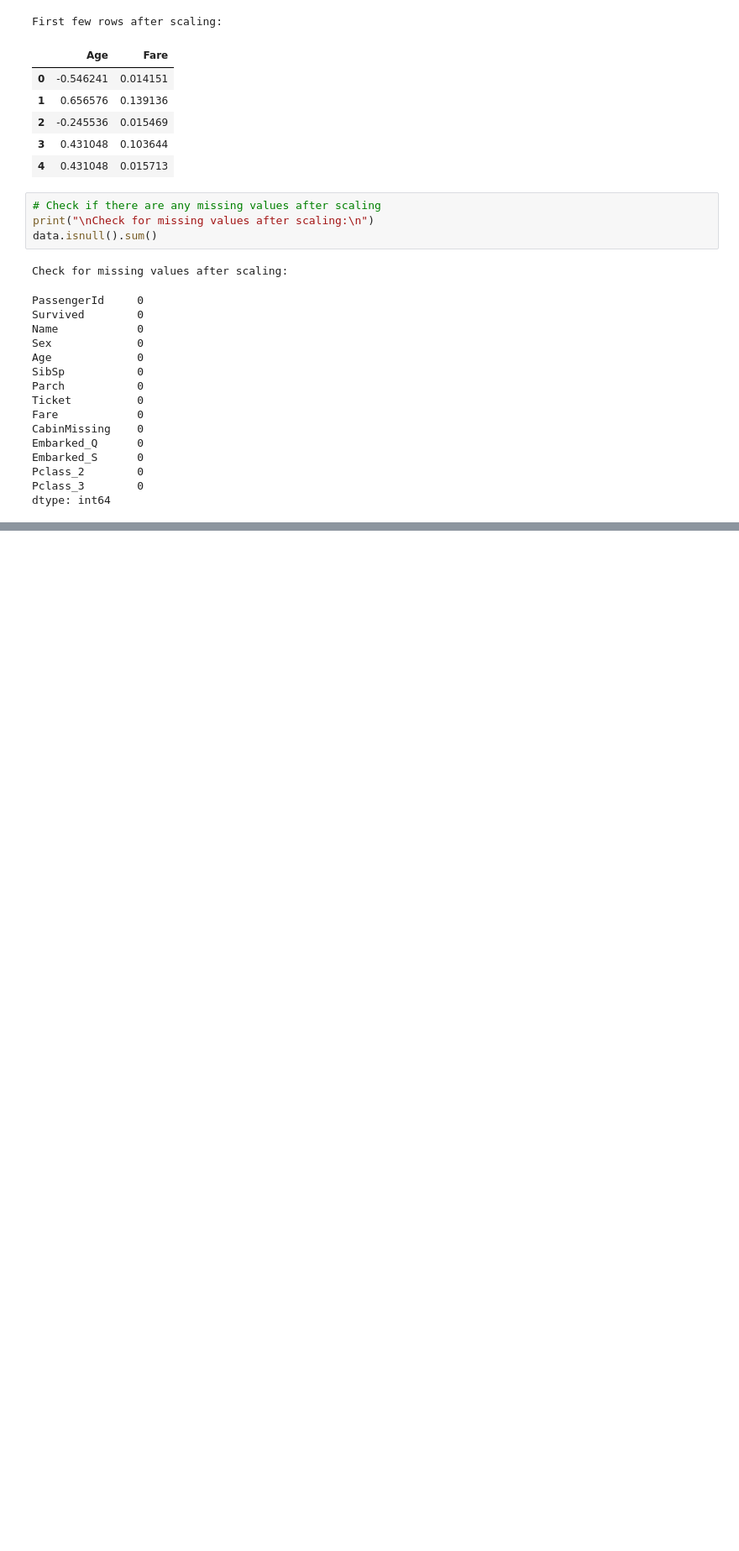
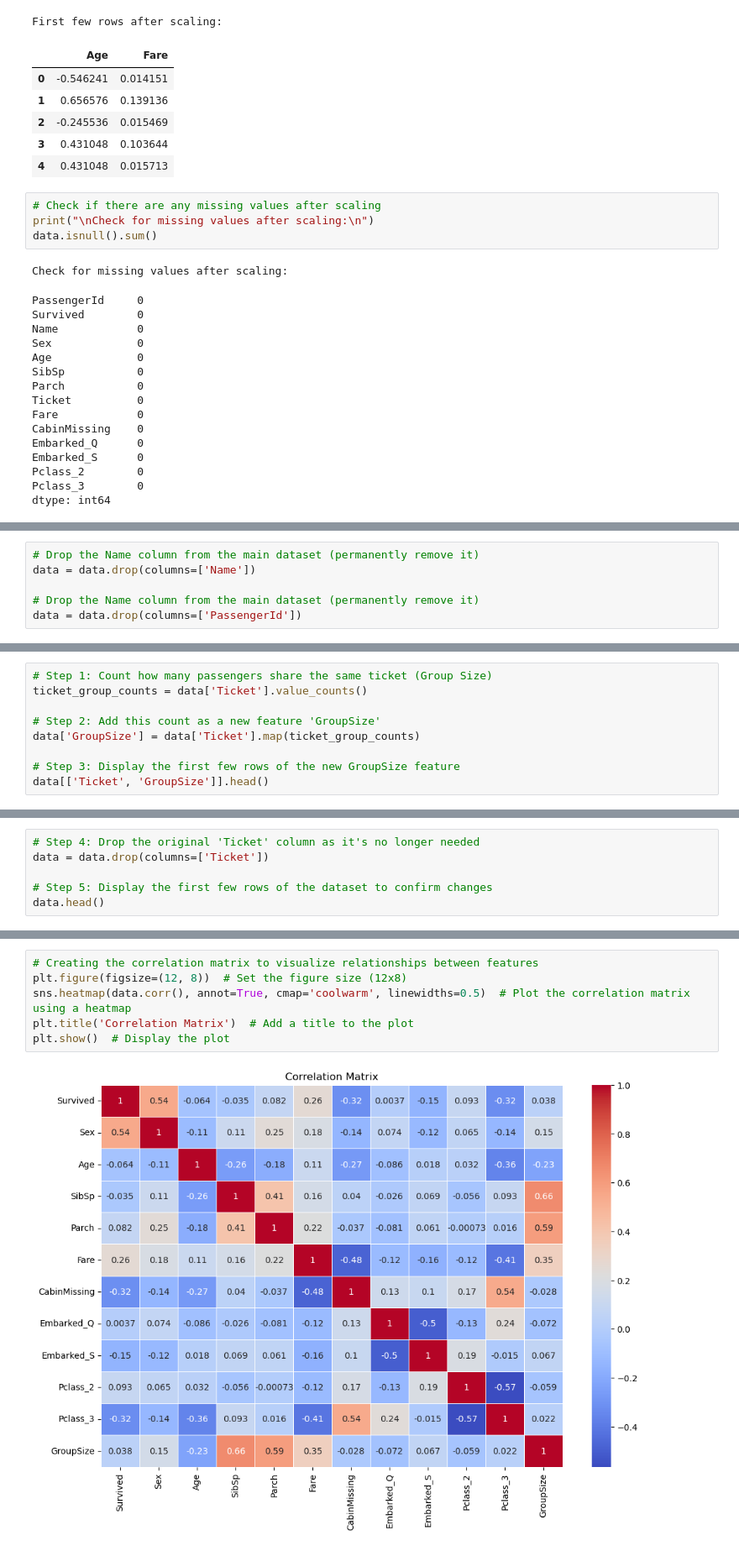
Before and after one commit to canoksuzoglu1/Titanic-Challenge, a Jupyter notebook: Titanic Challenge.ipynb, the cells around one changed output, grey strips where cells are left out. Shown: that part at 84% size. Drawn from its saved outputs; the diff is of its cells as text; blank space fills up the shorter version.

```diff
--- a/Titanic Challenge.ipynb
+++ b/Titanic Challenge.ipynb
@@ -690 +697,7 @@ dtype: int64
+# %%
+# Drop the Name column from the main dataset (permanently remove it)
+data = data.drop(columns=['Name'])
+
+# Drop the Name column from the main dataset (permanently remove it)
+data = data.drop(columns=['PassengerId'])
 # %% [markdown]
@@ -744,0 +781,9 @@ The preprocessing steps we applied have prepared the Titanic dataset for machine
+# %%
+# Step 1: Count how many passengers share the same ticket (Group Size)
+ticket_group_counts = data['Ticket'].value_counts()
+
+# Step 2: Add this count as a new feature 'GroupSize'
+data['GroupSize'] = data['Ticket'].map(ticket_group_counts)
+
+# Step 3: Display the first few rows of the new GroupSize feature
+data[['Ticket', 'GroupSize']].head()
@@ -744,0 +797,6 @@ The preprocessing steps we applied have prepared the Titanic dataset for machine
+# %%
+# Step 4: Drop the original 'Ticket' column as it's no longer needed
+data = data.drop(columns=['Ticket'])
+
+# Step 5: Display the first few rows of the dataset to confirm changes
+data.head()
@@ -744,0 +818,8 @@ The preprocessing steps we applied have prepared the Titanic dataset for machine
+# %%
+# Creating the correlation matrix to visualize relationships between features
+plt.figure(figsize=(12, 8))  # Set the figure size (12x8)
+sns.heatmap(data.corr(), annot=True, cmap='coolwarm', linewidths=0.5)  # Plot the correlation matrix using a heatmap
+plt.title('Correlation Matrix')  # Add a title to the plot
+plt.show()  # Display the plot
+# %% [output]
+[figure, added]
```
Also changed, not shown: parts of 31 cells of this notebook, 3 other files.
